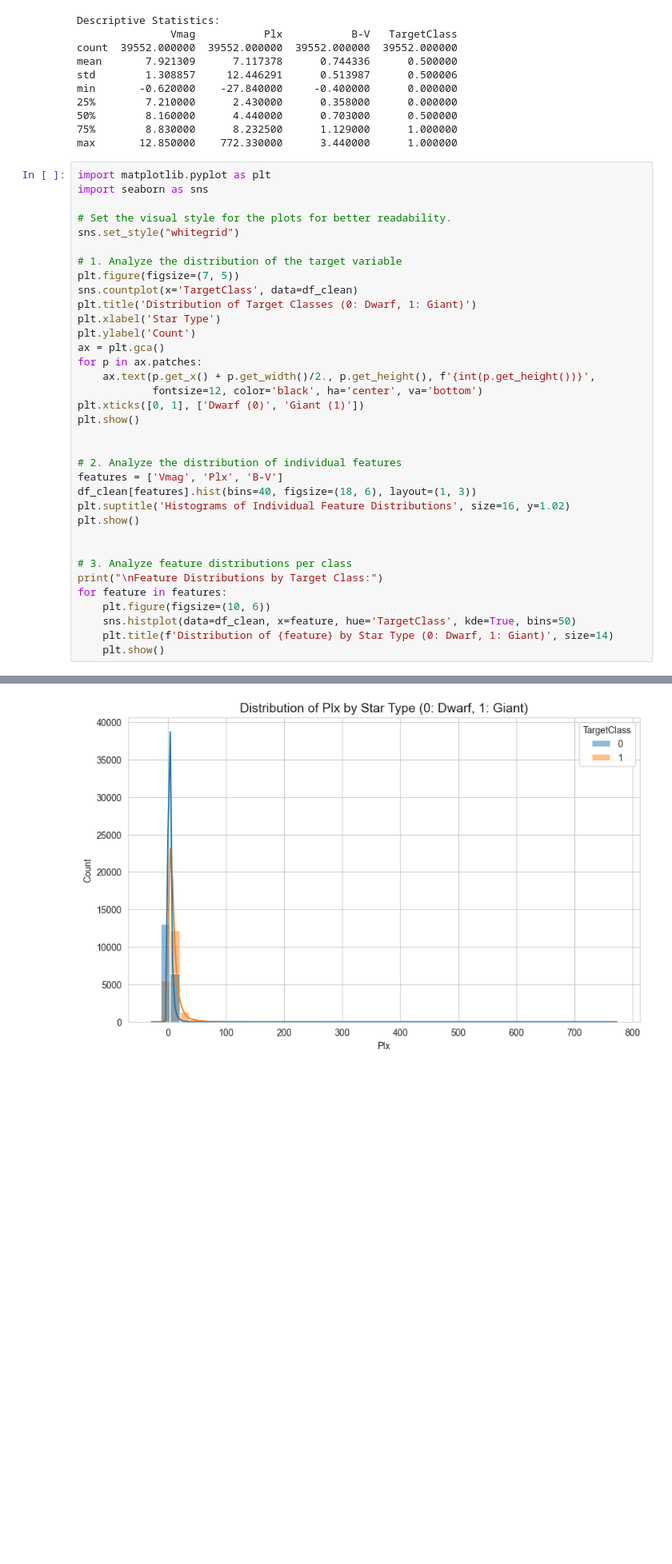
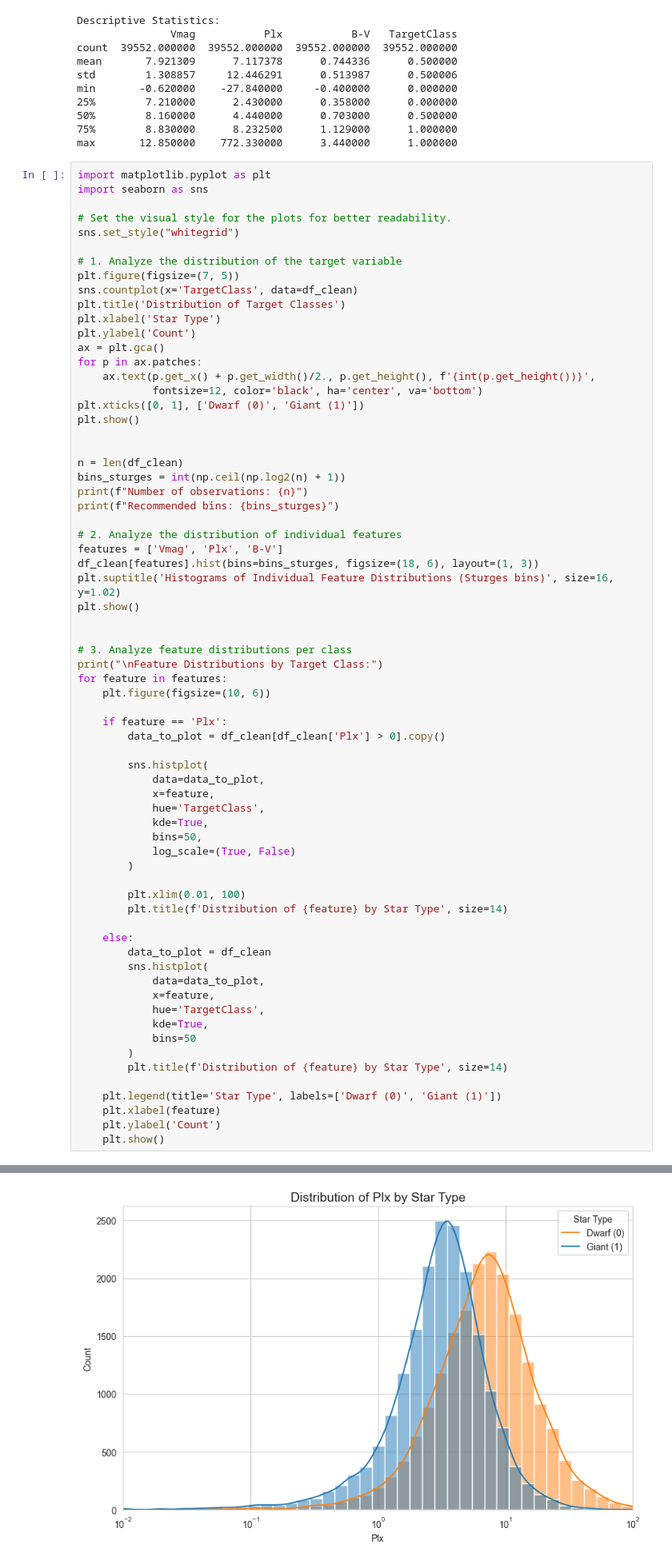
Before and after one commit to invisiofficial/2f7bcc6ff1e91c65fd126d1bbe4f43cb0e17abb4a05a12138fef5b83193d1a33, a Jupyter notebook: Classification.ipynb, the cells around one changed output, grey strips where cells are left out. Shown at 80% size. Saved outputs shown, nothing was run; the diff lists cells and outputs as text; blank space fills up the shorter version.

Commit message:
Histograms are updated

```diff
--- a/Classification.ipynb
+++ b/Classification.ipynb
@@ -105,7 +105,7 @@ sns.set_style("whitegrid")
 # 1. Analyze the distribution of the target variable
 plt.figure(figsize=(7, 5))
 sns.countplot(x='TargetClass', data=df_clean)
-plt.title('Distribution of Target Classes (0: Dwarf, 1: Giant)')
+plt.title('Distribution of Target Classes')
 plt.xlabel('Star Type')
 plt.ylabel('Count')
 ax = plt.gca()
@@ -116,10 +116,15 @@ plt.xticks([0, 1], ['Dwarf (0)', 'Giant (1)'])
 plt.show()
 
 
+n = len(df_clean)
+bins_sturges = int(np.ceil(np.log2(n) + 1))
+print(f"Number of observations: {n}")
+print(f"Recommended bins: {bins_sturges}")
+
 # 2. Analyze the distribution of individual features
 features = ['Vmag', 'Plx', 'B-V']
-df_clean[features].hist(bins=40, figsize=(18, 6), layout=(1, 3))
-plt.suptitle('Histograms of Individual Feature Distributions', size=16, y=1.02)
+df_clean[features].hist(bins=bins_sturges, figsize=(18, 6), layout=(1, 3))
+plt.suptitle('Histograms of Individual Feature Distributions (Sturges bins)', size=16, y=1.02)
 plt.show()
 
 
@@ -127,7 +132,35 @@ plt.show()
 print("\nFeature Distributions by Target Class:")
 for feature in features:
     plt.figure(figsize=(10, 6))
-    sns.histplot(data=df_clean, x=feature, hue='TargetClass', kde=True, bins=50)
-    plt.title(f'Distribution of {feature} by Star Type (0: Dwarf, 1: Giant)', size=14)
+
+    if feature == 'Plx':
+        data_to_plot = df_clean[df_clean['Plx'] > 0].copy()
+
+        sns.histplot(
+            data=data_to_plot,
+            x=feature,
+            hue='TargetClass',
+            kde=True,
+            bins=50,
+            log_scale=(True, False)
+        )
+
+        plt.xlim(0.01, 100)
+        plt.title(f'Distribution of {feature} by Star Type', size=14)
+
+    else:
+        data_to_plot = df_clean
+        sns.histplot(
+            data=data_to_plot,
+            x=feature,
+            hue='TargetClass',
+            kde=True,
+            bins=50
+        )
+        plt.title(f'Distribution of {feature} by Star Type', size=14)
+
+    plt.legend(title='Star Type', labels=['Dwarf (0)', 'Giant (1)'])
+    plt.xlabel(feature)
+    plt.ylabel('Count')
     plt.show()
 # %% [output]
@@ -138 +173 @@ Feature Distributions by Target Class:
-[figure, old version]
+[figure, new version]
```
Also changed, not shown: parts of 2 cells of this notebook, 1 other file.
